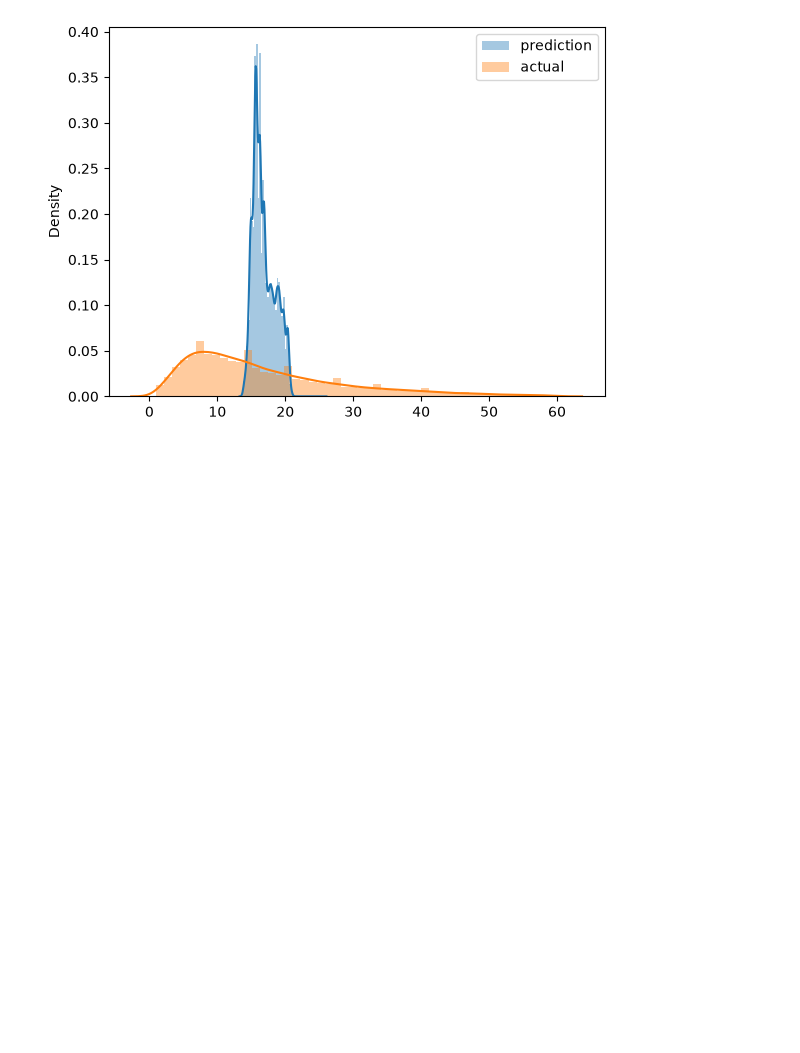
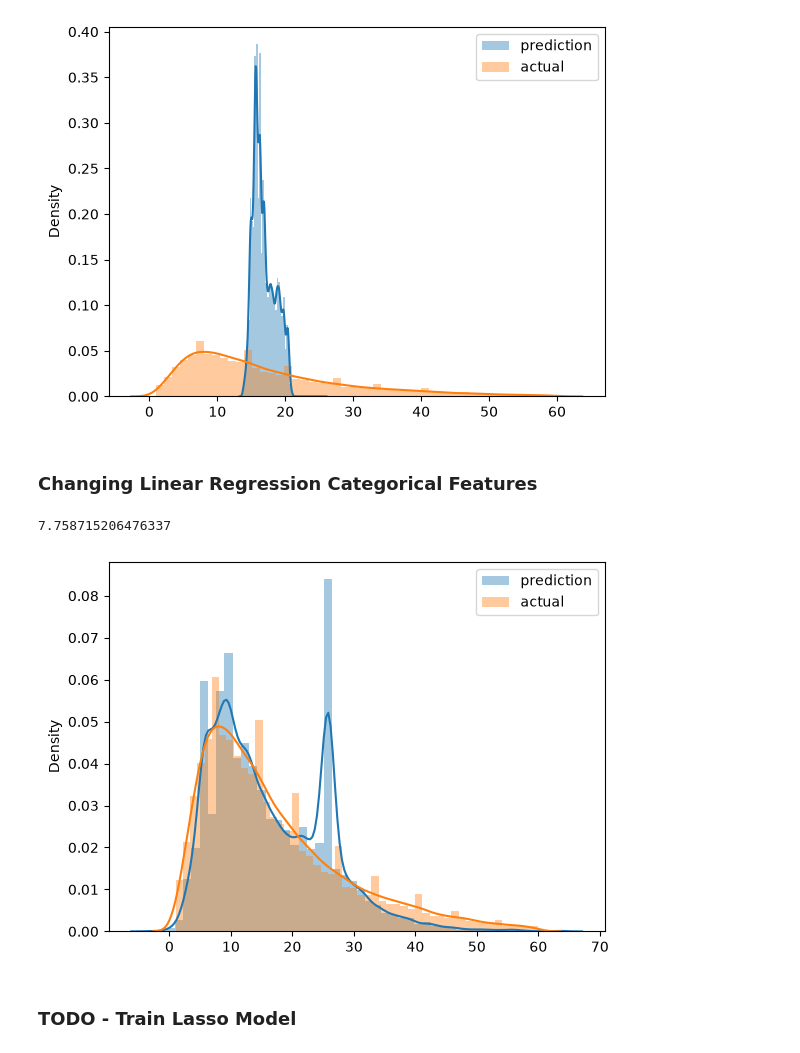
Before and after one commit to Aidan-Huerta/MLOps, a Jupyter notebook: 01-Intro/duration-prediction.ipynb, the cells around one changed output. Saved outputs shown, nothing was run; the diff lists cells and outputs as text; code cells hidden in the pictures; blank space fills up the shorter version.

```diff
--- a/01-Intro/duration-prediction.ipynb
+++ b/01-Intro/duration-prediction.ipynb
@@ -19,7 +28,3 @@ df_val['duration'] = (
-# %%
-df_train = df_train[ (df_train['duration'] >= 1) & (df_train['duration'] <= 60) ]
-# %%
-df_val = df_val[ (df_val['duration'] >= 1) & (df_val['duration'] <= 60) ]
 # %%
 categorical = ['PULocationID', 'DOLocationID']
 numerical = ['trip_distance']
@@ -58,3 +60,41 @@ plt.legend()
 plt.show()
 # %% [output]
 [figure]
+# %% [markdown]
+### Changing Linear Regression Categorical Features
+# %%
+df_train['PU_DO'] = df_train['PULocationID'].astype(str) + '_' + df_train['DOLocationID'].astype(str)
+df_val['PU_DO'] = df_val['PULocationID'].astype(str) + '_' + df_val['DOLocationID'].astype(str)
+
+
+categorical = ['PU_DO']
+numerical = ['trip_distance']
+
+dv = DictVectorizer()
+
+train_dicts = df_train[categorical + numerical].to_dict(orient = 'records')
+X_train = dv.fit_transform(train_dicts)
+
+val_dicts = df_val[categorical + numerical].to_dict(orient = 'records')
+X_val = dv.transform(val_dicts)
+# %%
+lr_model = LinearRegression()
+lr_model.fit(X_train, y_train)
+
+y_pred = lr_model.predict(X_val)
+rmse = root_mean_squared_error(y_val,y_pred)
+print(rmse)
+# %% [output]
+7.758715206476337
+# %%
+warnings.filterwarnings('ignore')
+
+sns.distplot(y_pred, label='prediction')
+sns.distplot(y_train, label='actual')
+
+plt.legend()
+plt.show()
+# %% [output]
+[figure, added]
+# %% [markdown]
+### TODO - Train Lasso Model
```
Also changed, not shown: parts of 8 cells of this notebook.
